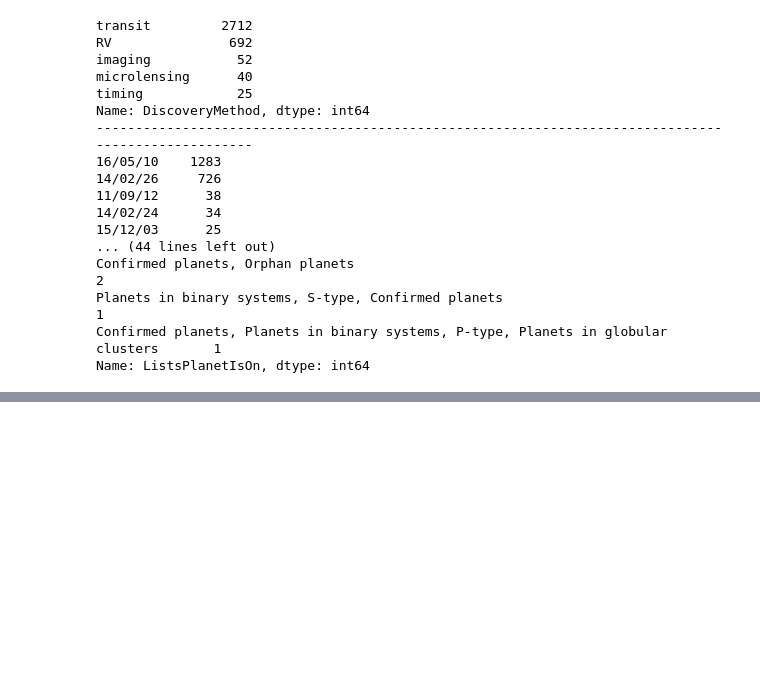
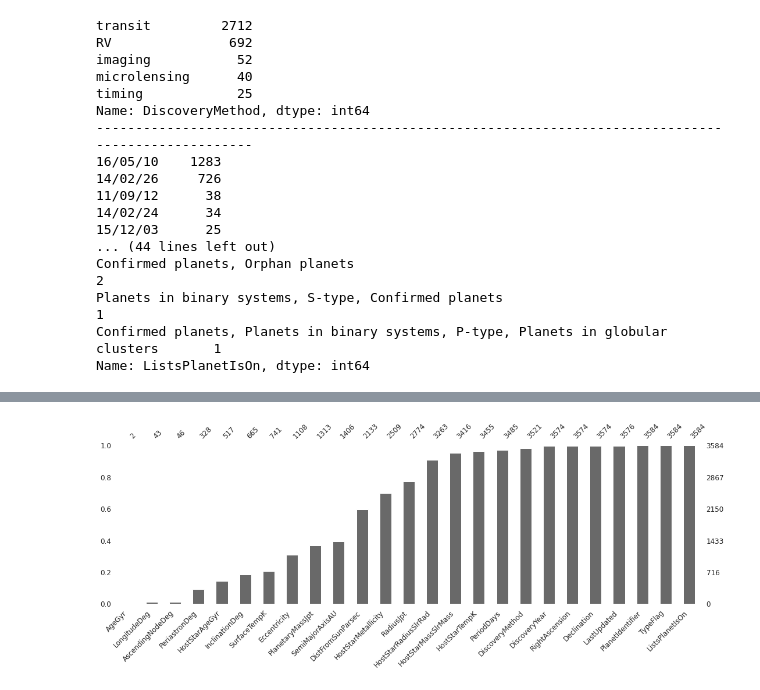
Before and after one commit to ArminD93/OpenExoplanetCatalogue, a Jupyter notebook: OpenExoplanetCatalogue.ipynb, the cells around one changed output, grey strips where cells are left out. Cells and saved outputs as stored; diff of their text form; code cells hidden in the pictures; blank space fills up the shorter version.

```diff
--- a/OpenExoplanetCatalogue.ipynb
+++ b/OpenExoplanetCatalogue.ipynb
@@ -97,0 +166,5 @@ memory usage: 1.3 MB
+# %%
+msno.bar(planets, sort='ascending',  figsize=(18,5), fontsize=12 )
+plt.show()
+# %% [output]
+[figure, added]
```
Also changed, not shown: parts of 22 cells of this notebook.
